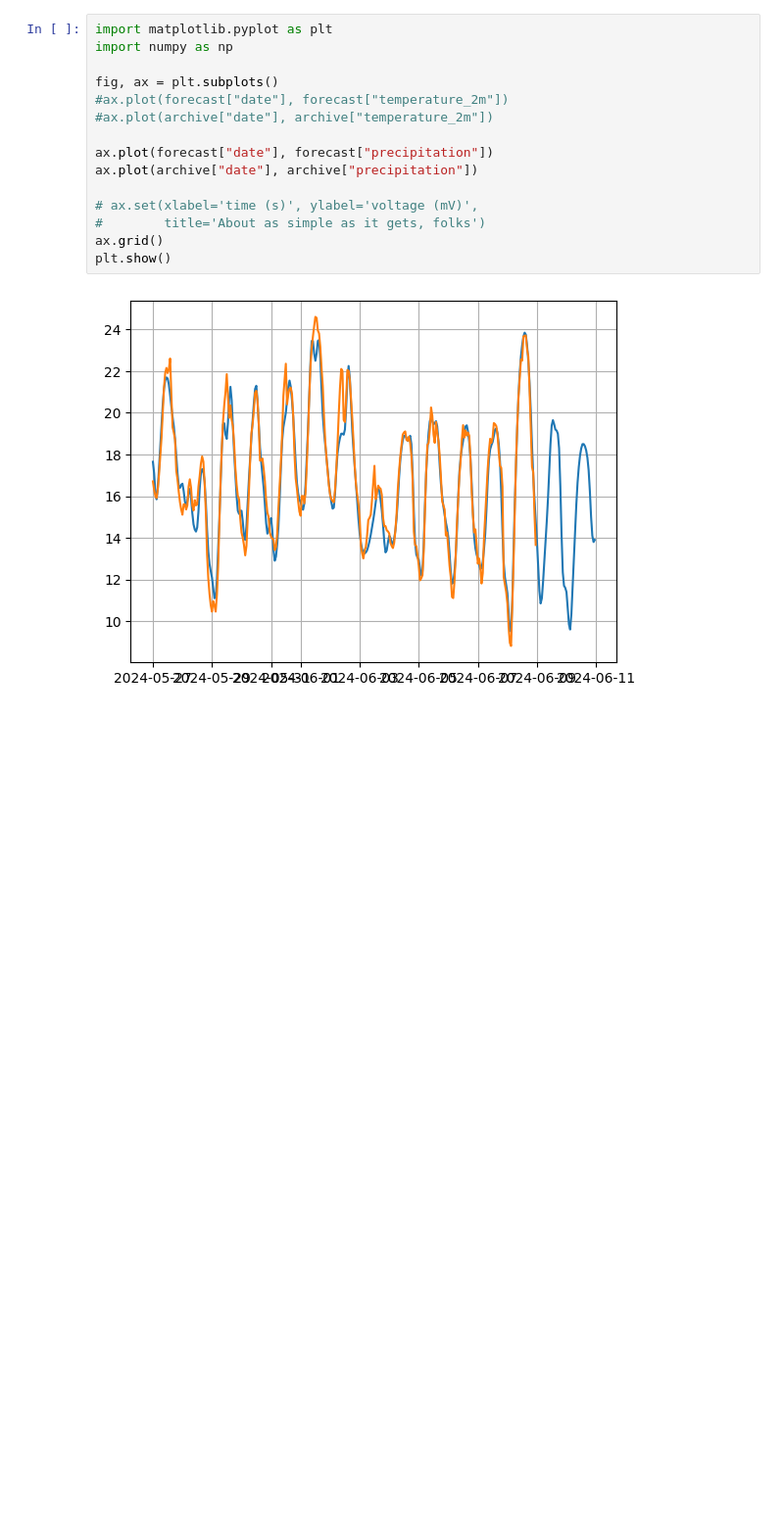
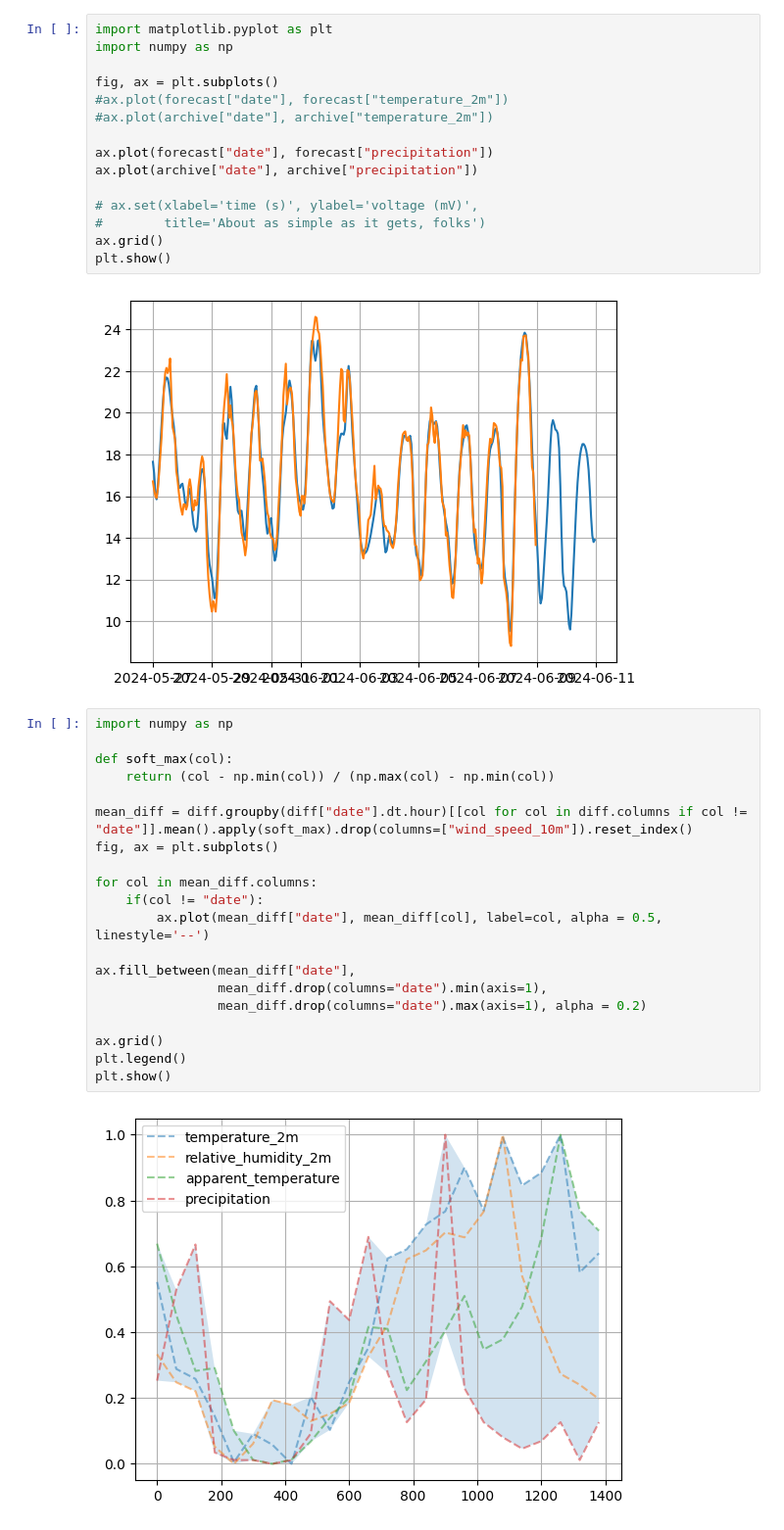
Before and after one commit to adamowski137/WeatherStatistics, a Jupyter notebook: Server/forecats.ipynb, the cells around one changed output. Shown: that part at 98% size. Saved outputs shown, nothing was run; the diff lists cells and outputs as text; blank space fills up the shorter version.

```diff
--- a/Server/forecats.ipynb
+++ b/Server/forecats.ipynb
@@ -193,3 +162,25 @@ ax.grid()
 plt.show()
 # %% [output]
 [figure]
+# %%
+import numpy as np
+
+def soft_max(col):
+    return (col - np.min(col)) / (np.max(col) - np.min(col))
+
+mean_diff = diff.groupby(diff["date"].dt.hour)[[col for col in diff.columns if col != "date"]].mean().apply(soft_max).drop(columns=["wind_speed_10m"]).reset_index()
+fig, ax = plt.subplots()
+
+for col in mean_diff.columns:
+    if(col != "date"):
+        ax.plot(mean_diff["date"], mean_diff[col], label=col, alpha = 0.5, linestyle='--')
+
+ax.fill_between(mean_diff["date"],
+                mean_diff.drop(columns="date").min(axis=1),
+                mean_diff.drop(columns="date").max(axis=1), alpha = 0.2)
+
+ax.grid()
+plt.legend()
+plt.show()
+# %% [output]
+[figure, added]
```
Also changed, not shown: parts of 4 cells of this notebook, 1 other file.
